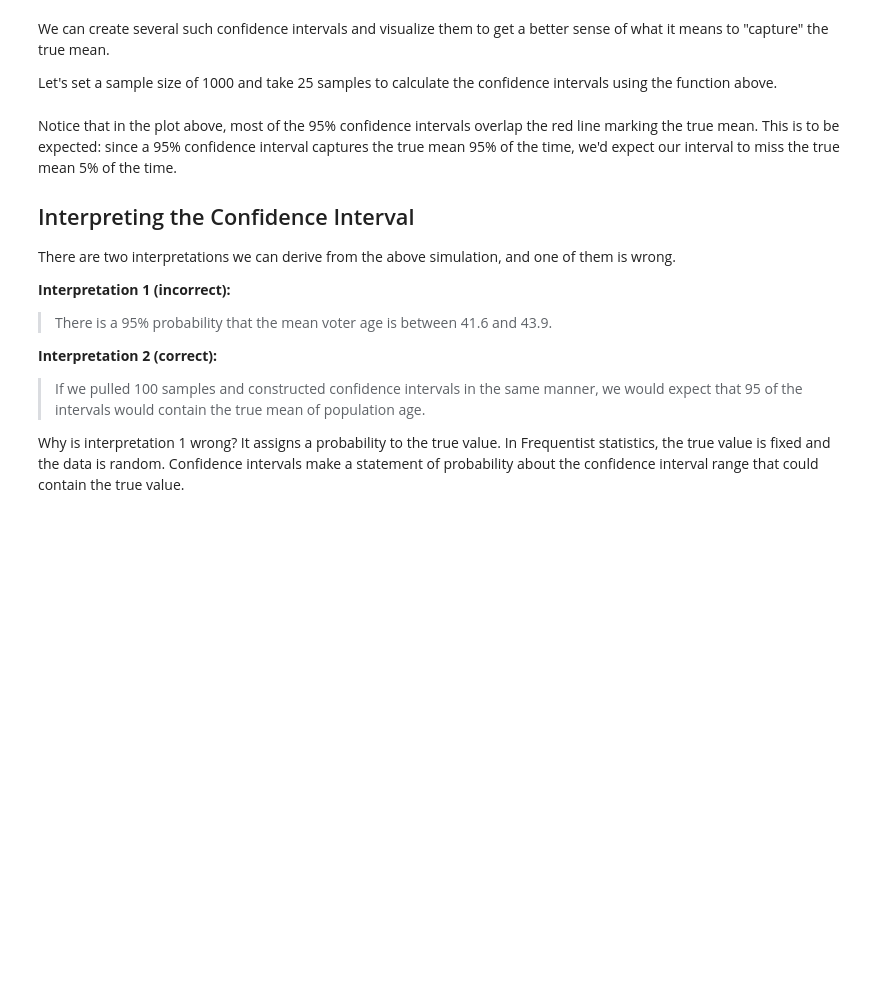
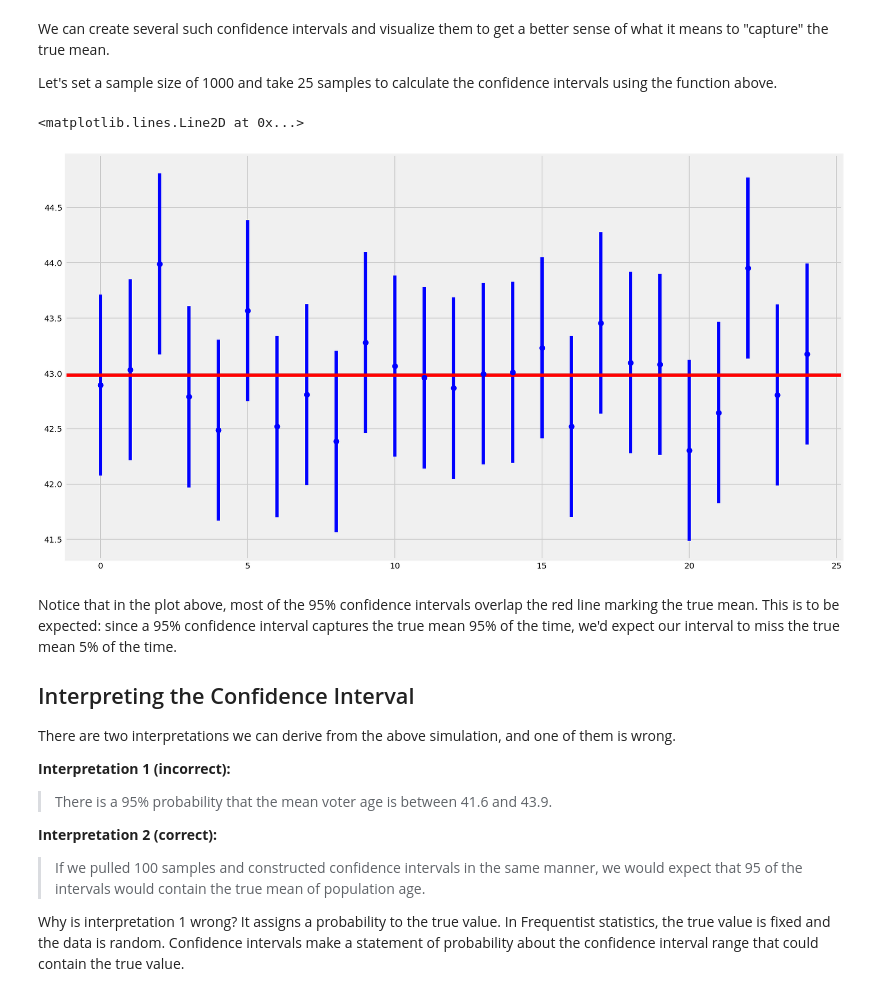
Before and after one commit to Marissa841/dsc-confidence-intervals-lab, a Jupyter notebook: index.ipynb, the cells around one changed output. Drawn from its saved outputs; the diff is of its cells as text; code cells hidden in the pictures; blank space fills up the shorter version.

Commit message:
Update confidence intervals lab

```diff
--- a/index.ipynb
+++ b/index.ipynb
@@ -83,16 +89,18 @@ np.random.seed(15)
 
 # Take random sample of size 500
 sample_size = 500
-sample = None
+sample = np.random.choice(population_ages, 500)
 
 # Calculate sample mean and standard deviation
-sample_mean = None
-sample_std = None
+sample_mean = sample.mean()
+sample_std = sample.std()
 
 #print ("Sample mean:", sample_mean)
 #print ("Sample std.:", sample_std)
 #print ("Difference between means:", population_ages.mean() - sample_mean)
-
+print(f'Sample mean:{sample_mean}')
+print(f'Sample std.:{sample_std}')
+print(f'Difference between means:{population_ages.mean() - sample_mean}')
 # Sample mean: 43.49
 # Sample std.: 12.98529552994463
 # Difference between means: -0.5046680000000023
@@ -170,31 +218,30 @@ def conf_interval(pop, sample):
     # Calculate the z-critical value using stats.norm.ppf()
     # Note that we use stats.norm.ppf(q = 0.975) to get the desired z-critical value
     # instead of q = 0.95 because the distribution has two tails.
-    z = None  #  z-critical value for 95% confidence
+    z = stats.norm.ppf(q = 0.975)  #  z-critical value for 95% confidence
 
     #Calculate the population std from data
-    pop_stdev = None
+    pop_stdev = pop.std()
 
     # Calculate the margin of error using formula given above
-    moe = None
+    moe = z * (pop_stdev / np.sqrt(n))
 
     # Calculate the confidence interval by applying margin of error to sample mean
     # (mean - margin of error, mean+ margin of error)
-    conf = None
+    conf = (sample.mean() - moe, sample.mean() + moe)
 
     return z, moe, conf
 
 # Call above function with sample and population
-#z_critical, margin_of_error, confidence_interval = conf_interval(population_ages, sample)
+z_critical, margin_of_error, confidence_interval = conf_interval(population_ages, sample)
 
 
-
-# print("z-critical value:")
-# print(z_critical)
-# print ('\nMargin of error')
-# print(margin_of_error)
-# print("\nConfidence interval:")
-# print(confidence_interval)
+print("z-critical value:")
+print(z_critical)
+print ('\nMargin of error')
+print(margin_of_error)
+print("\nConfidence interval:")
+print(confidence_interval)
 
 # z-critical value:
 # 1.959963984540054
@@ -224,19 +284,28 @@ sample_means = []
 
 for sample in range(25):
     # Take a random sample of chosen size
-    sample = None
+    sample = np.random.choice(population_ages, sample_size)
 
     # Calculate z_critical, margin_of_error, confidence_interval from function above
-    #z_critical, margin_of_error, confidence_interval = conf_interval(population_ages, sample)
+    z_critical, margin_of_error, confidence_interval = conf_interval(population_ages, sample)
 
-    sample_mean = None
+    sample_mean = sample.mean()
 
     # Calculate and append sample means and conf intervals for each iteration
+    sample_means.append(sample_mean)
+    intervals.append(confidence_interval)
+# %%
+yerr = [(y - x) / 2 for x, y in intervals]
 # %%
 # plot the mean and confidence interval for each sample as error bars
 # plot the population mean
 
 plt.figure(figsize=(15,9))
+plt.errorbar(x = range(25), y = sample_means, yerr = yerr, fmt = 'bo')
+plt.axhline(population_ages.mean(), color = 'red')
+# %% [output]
+<matplotlib.lines.Line2D at 0x...>
+[figure, added]
 # %% [markdown]
 Notice that in the plot above, most of the 95% confidence intervals overlap the red line marking the true mean. This is to be expected: since a 95% confidence interval captures the true mean 95% of the time, we'd expect our interval to miss the true mean 5% of the time.
 
```
Also changed, not shown: parts of 8 cells of this notebook.
